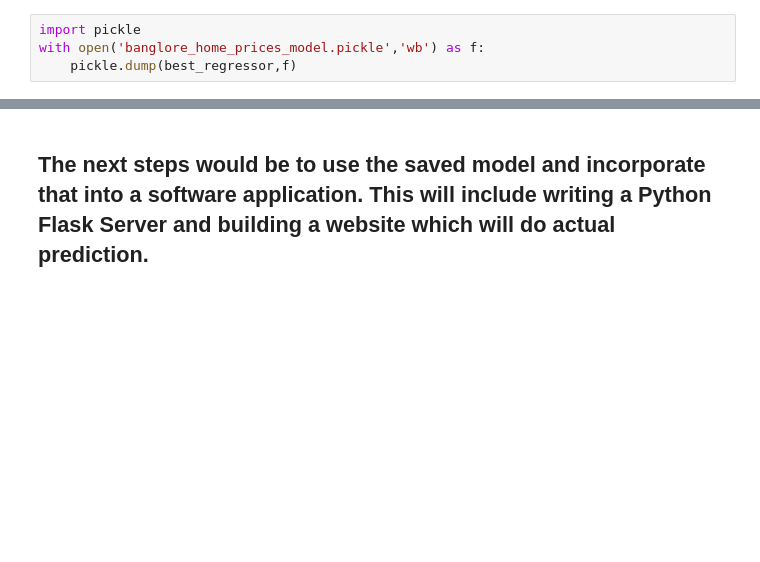
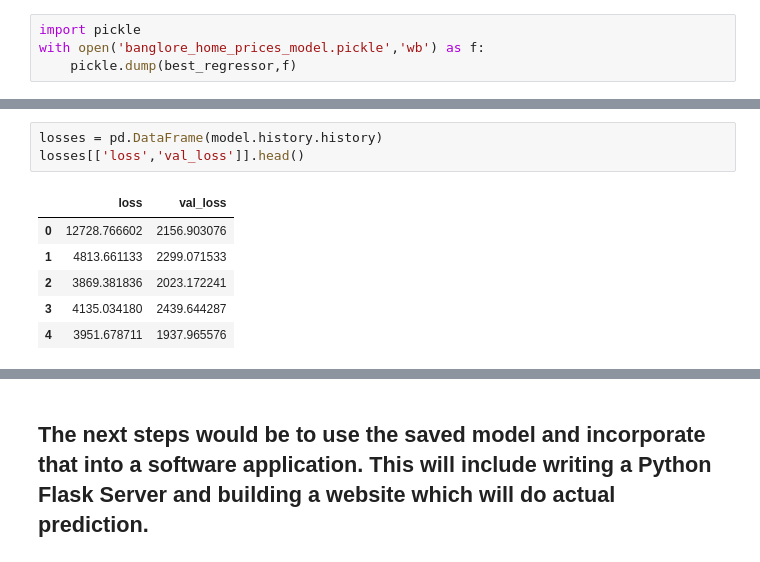
Before and after one commit to snigdhrf/DS_Machine_Learning, a Jupyter notebook: Regression/RegressionProject_Predicting Home_Prices.ipynb, the cells around one changed output, grey strips where cells are left out. Drawn from its saved outputs; the diff is of its cells as text; blank space fills up the shorter version.

```diff
--- a/Regression/RegressionProject_Predicting Home_Prices.ipynb
+++ b/Regression/RegressionProject_Predicting Home_Prices.ipynb
@@ -1050,0 +1105,10 @@ with open('banglore_home_prices_model.pickle','wb') as f:
+# %%
+losses = pd.DataFrame(model.history.history)
+losses[['loss','val_loss']].head()
+# %% [output]
+|  | loss | val_loss |
+| 0 | 12728.766602 | 2156.903076 |
+| 1 | 4813.661133 | 2299.071533 |
+| 2 | 3869.381836 | 2023.172241 |
+| 3 | 4135.034180 | 2439.644287 |
+| 4 | 3951.678711 | 1937.965576 |
```
Also changed, not shown: parts of 19 cells of this notebook, 4 other files.
